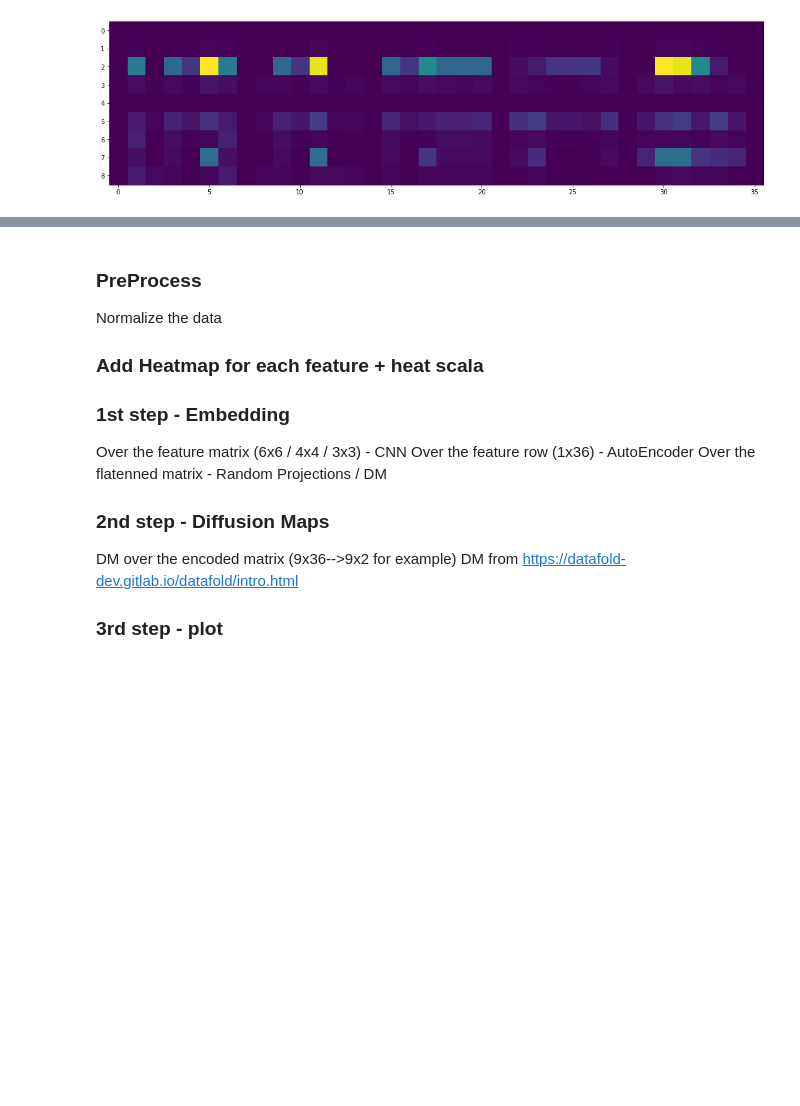
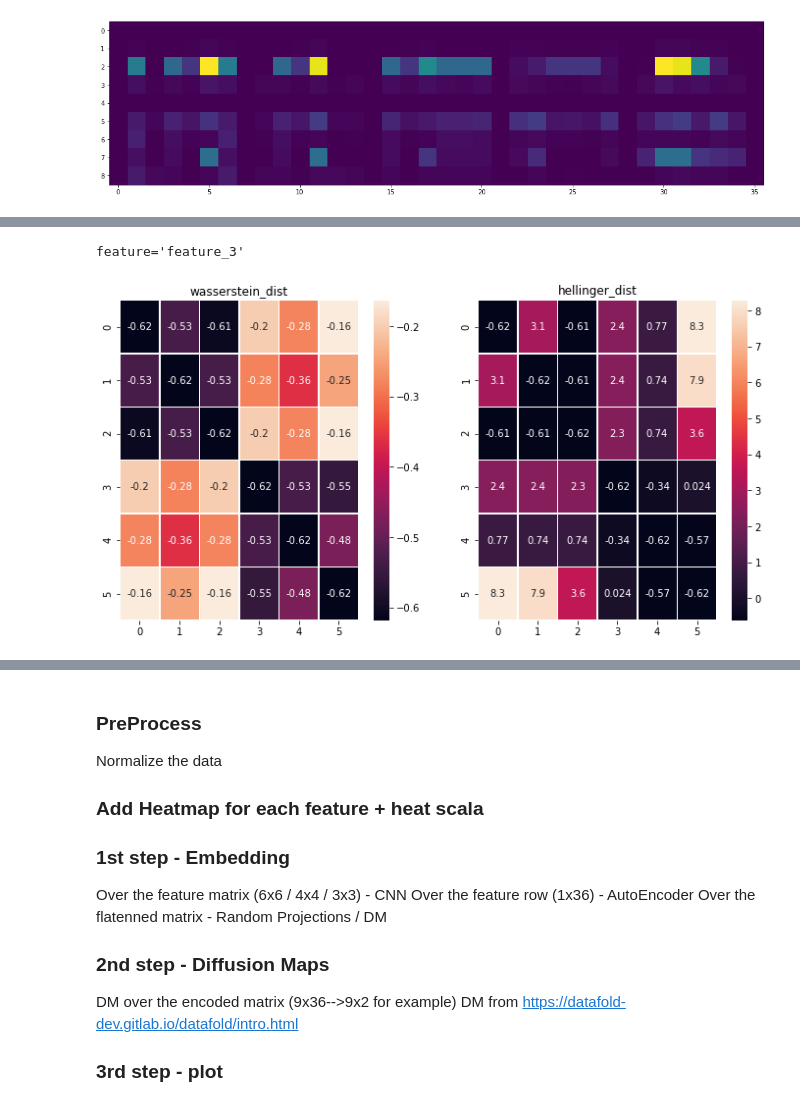
Before and after one commit to Omer-Hedvat/Thesis-TauTransformer, a Jupyter notebook: Omer's notebook.ipynb, the cells around one changed output, grey strips where cells are left out. Drawn from its saved outputs; the diff is of its cells as text; code cells hidden in the pictures; blank space fills up the shorter version.

```diff
--- a/Omer's notebook.ipynb
+++ b/Omer's notebook.ipynb
@@ -194,0 +210,5 @@ sns.heatmap((feature_mat-mean)/std, annot=True,  linewidths=.5)
+# %%
+export_plots(df_glass, 'feature_3', 'wasserstein_dist', 'hellinger_dist')
+# %% [output]
+feature='feature_3'
+[figure, added]
```
Also changed, not shown: parts of 13 cells of this notebook, 1 other file.
